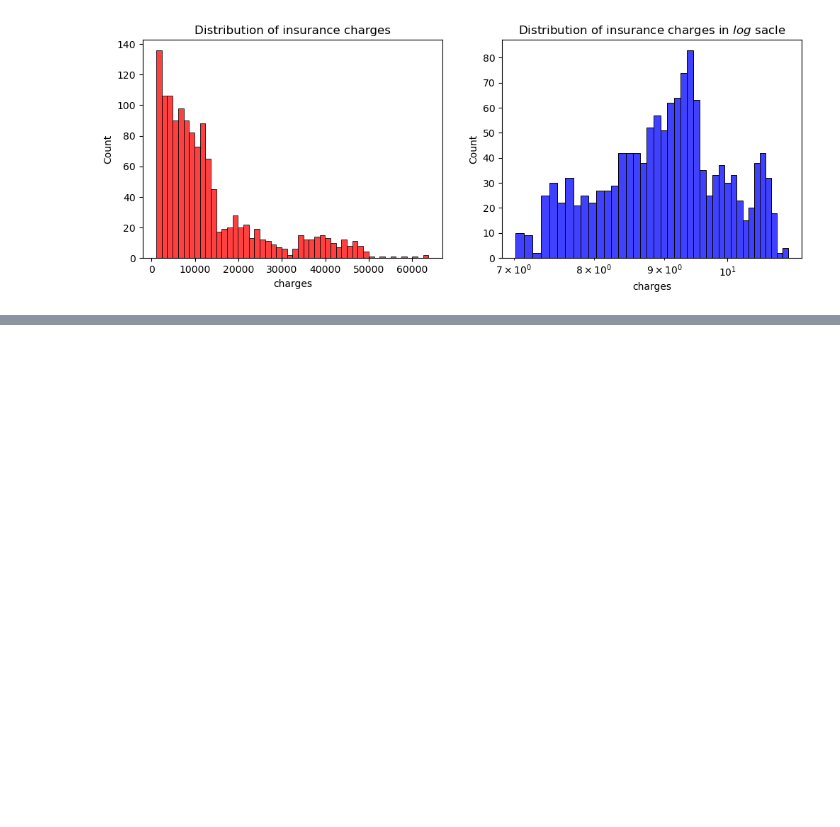
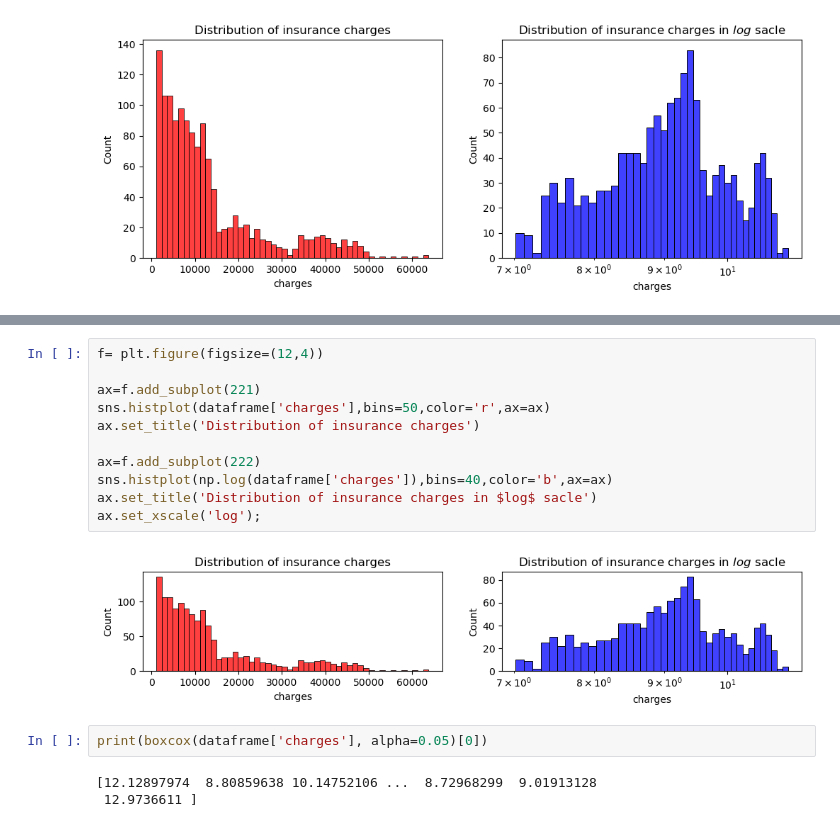
Before and after one commit to sasotomayor/medical-charges-prediction, a Jupyter notebook: solution_linear_regression.ipynb, the cells around one changed output, grey strips where cells are left out. Drawn from its saved outputs; the diff is of its cells as text; blank space fills up the shorter version.

```diff
--- a/solution_linear_regression.ipynb
+++ b/solution_linear_regression.ipynb
@@ -166,0 +213,18 @@ KstestResult(statistic=1.0, pvalue=0.0, statistic_location=15.96, statistic_sign
+# %%
+f= plt.figure(figsize=(12,4))
+
+ax=f.add_subplot(221)
+sns.histplot(dataframe['charges'],bins=50,color='r',ax=ax)
+ax.set_title('Distribution of insurance charges')
+
+ax=f.add_subplot(222)
+sns.histplot(np.log(dataframe['charges']),bins=40,color='b',ax=ax)
+ax.set_title('Distribution of insurance charges in $log$ sacle')
+ax.set_xscale('log');
+# %% [output]
+[figure, added]
+# %%
+print(boxcox(dataframe['charges'], alpha=0.05)[0])
+# %% [output]
+[12.12897974  8.80859638 10.14752106 ...  8.72968299  9.01913128
+ 12.9736611 ]
```
Also changed, not shown: parts of 16 cells of this notebook.
